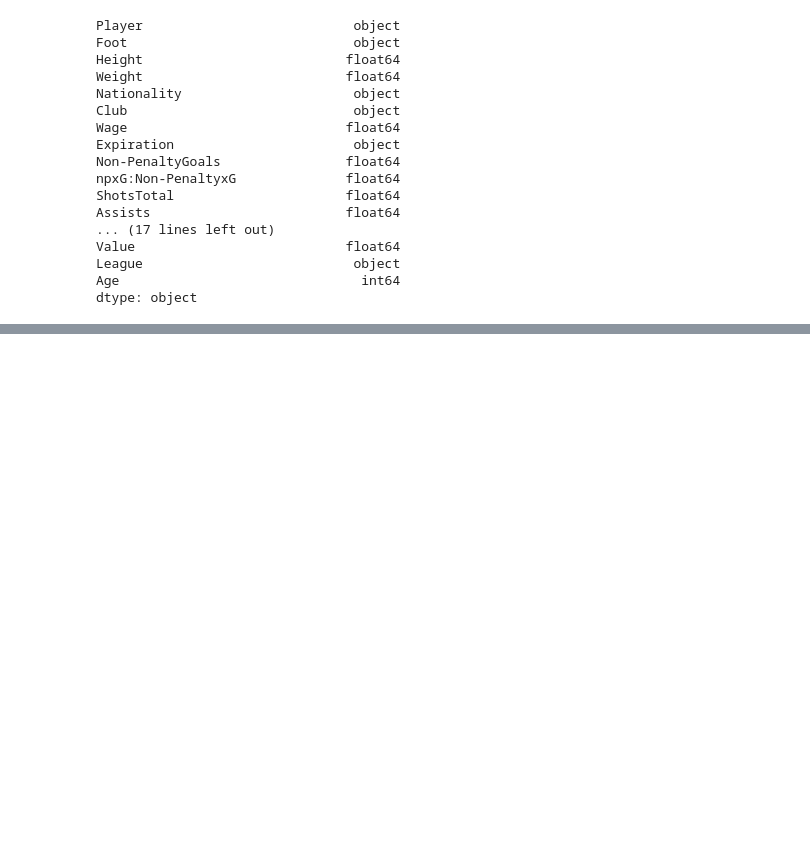
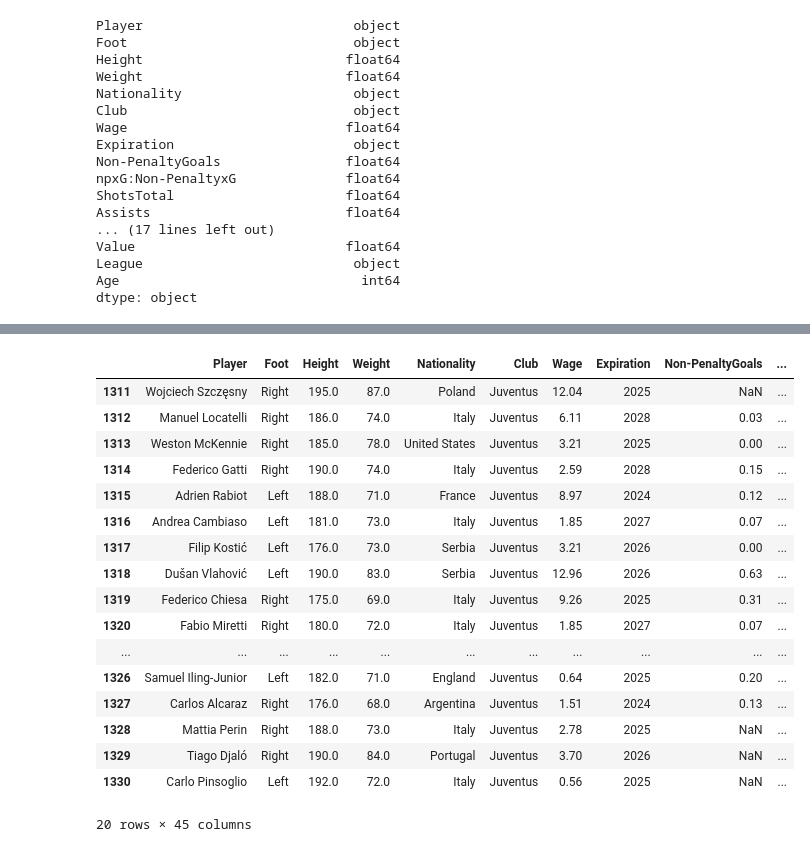
Before and after one commit to federicopaschetta/FootballPlayersAnalysis, a Jupyter notebook: cleaning.ipynb, the cells around one changed output, grey strips where cells are left out. Saved outputs shown, nothing was run; the diff lists cells and outputs as text; code cells hidden in the pictures; blank space fills up the shorter version.

```diff
--- a/cleaning.ipynb
+++ b/cleaning.ipynb
@@ -479,3 +460,24 @@ gk_df.to_csv('goalkeepers_df.csv', index=False)
 df_mov.to_csv('players_df.csv', index=False)
 gk_fifa_df.to_csv('goalkeepers_fifa_df.csv', index=False)
 mov_fifa_df.to_csv('players_fifa_df.csv', index=False)
+# %%
+merged_df[merged_df['Club']=='Juventus']
+# %% [output]
+|  | Player | Foot | Height | Weight | Nationality | Club | Wage | Expiration | Non-PenaltyGoals | ... |
+| 1311 | Wojciech Szczęsny | Right | 195.0 | 87.0 | Poland | Juventus | 12.04 | 2025 | NaN | ... |
+| 1312 | Manuel Locatelli | Right | 186.0 | 74.0 | Italy | Juventus | 6.11 | 2028 | 0.03 | ... |
+| 1313 | Weston McKennie | Right | 185.0 | 78.0 | United States | Juventus | 3.21 | 2025 | 0.00 | ... |
+| 1314 | Federico Gatti | Right | 190.0 | 74.0 | Italy | Juventus | 2.59 | 2028 | 0.15 | ... |
+| 1315 | Adrien Rabiot | Left | 188.0 | 71.0 | France | Juventus | 8.97 | 2024 | 0.12 | ... |
+| 1316 | Andrea Cambiaso | Left | 181.0 | 73.0 | Italy | Juventus | 1.85 | 2027 | 0.07 | ... |
+| 1317 | Filip Kostić | Left | 176.0 | 73.0 | Serbia | Juventus | 3.21 | 2026 | 0.00 | ... |
+| 1318 | Dušan Vlahović | Left | 190.0 | 83.0 | Serbia | Juventus | 12.96 | 2026 | 0.63 | ... |
+| 1319 | Federico Chiesa | Right | 175.0 | 69.0 | Italy | Juventus | 9.26 | 2025 | 0.31 | ... |
+| 1320 | Fabio Miretti | Right | 180.0 | 72.0 | Italy | Juventus | 1.85 | 2027 | 0.07 | ... |
+| ... | ... | ... | ... | ... | ... | ... | ... | ... | ... | ... |
+| 1326 | Samuel Iling-Junior | Left | 182.0 | 71.0 | England | Juventus | 0.64 | 2025 | 0.20 | ... |
+| 1327 | Carlos Alcaraz | Right | 176.0 | 68.0 | Argentina | Juventus | 1.51 | 2024 | 0.13 | ... |
+| 1328 | Mattia Perin | Right | 188.0 | 73.0 | Italy | Juventus | 2.78 | 2025 | NaN | ... |
+| 1329 | Tiago Djaló | Right | 190.0 | 84.0 | Portugal | Juventus | 3.70 | 2026 | NaN | ... |
+| 1330 | Carlo Pinsoglio | Left | 192.0 | 72.0 | Italy | Juventus | 0.56 | 2025 | NaN | ... |
+20 rows × 45 columns
```
Also changed, not shown: parts of 12 cells of this notebook, 8 other files.
